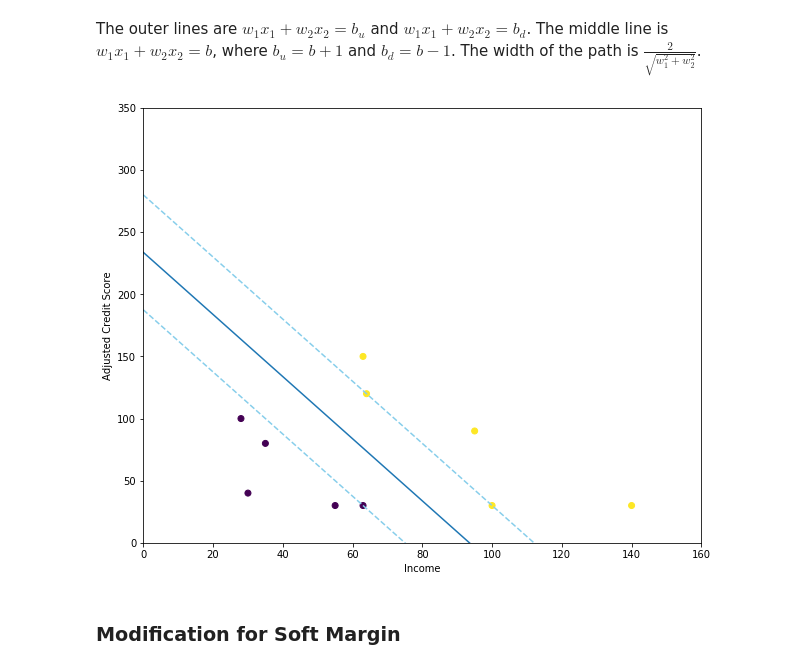
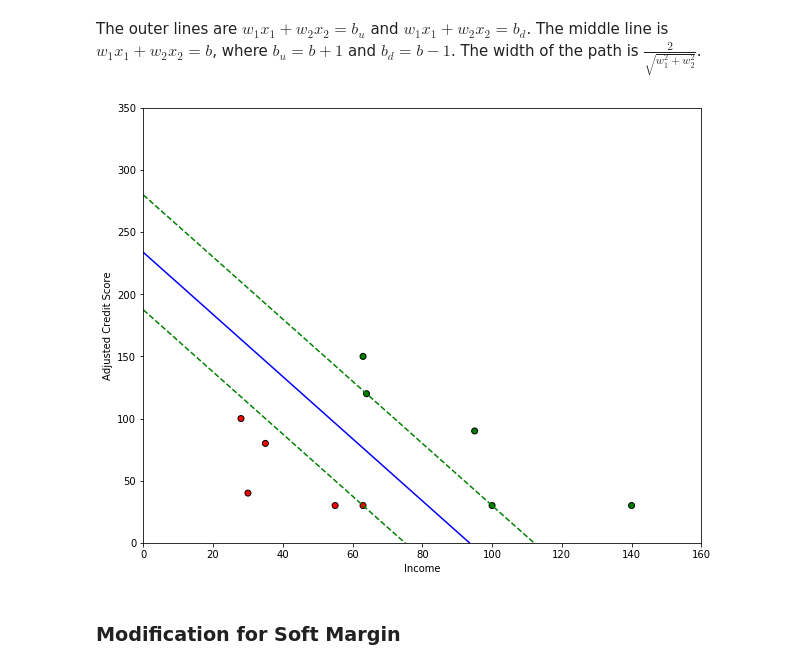
Before and after one commit to polyhedron-gdl/introduction-to-machine-learning-for-finance, a Jupyter notebook: 2022/1-notebooks/chapter-4-3.ipynb, the cells around one changed output. Saved outputs shown, nothing was run; the diff lists cells and outputs as text; code cells hidden in the pictures.

```diff
--- a/2022/1-notebooks/chapter-4-3.ipynb
+++ b/2022/1-notebooks/chapter-4-3.ipynb
@@ -149,6 +147,14 @@ import matplotlib.pyplot as plt
 # %%
 Income = pd.DataFrame([30, 55, 63, 35, 28, 140, 100, 95, 64, 63])
 Credit = pd.DataFrame([40, 30, 30, 80, 100, 30, 30, 90, 120, 150])
-Loan = pd.DataFrame([0, 0, 0, 0, 0, 1, 1, 1, 1, 1])
+Loan   = pd.DataFrame([0, 0, 0, 0, 0, 1, 1, 1, 1, 1])
+
+c = []
+for x in Loan[0]:
+    if x == 0:
+        cc='red'
+    else:
+        cc='green'
+    c.append(cc)
 # %%
 plt.figure(figsize=(10,8))
@@ -183,25 +211,31 @@ The outer lines are $w_1x_1+w_2x_2 = b_u$ and $w_1x_1+w_2x_2=b_d$.  The middle l
 # %%
 x1 = np.linspace(0,160,300)
 w1 = w[0]
 w2 = w[1]
 bu = b+1
 bd = b-1
 y1 = (bu-w1*x1)/w2
 y2 = (bd-w1*x1)/w2
 y0 = (b-w1*x1)/w2
+
 plt.figure(figsize=(10,8))
-plt.scatter(Income, Credit, c=Loan)
-plt.plot(x1,y1,'--',color='skyblue')
-plt.plot(x1,y2,'--',color='skyblue')
-plt.plot(x1,y0,'-')
+
+plt.scatter(Income, Credit, c=c, edgecolor='black')
+
+plt.plot(x1,y1,'--',color='green')
+plt.plot(x1,y2,'--',color='green')
+plt.plot(x1,y0,'-' ,color='blue')
+
 plt.xlabel('Income')
 plt.ylabel('Adjusted Credit Score')
+
 axes = plt.gca()
-axes.set_xlim([0,160])
+axes.set_xlim([0, 160])
 axes.set_ylim([0, 350])
+
 plt.show()
 # %% [output]
-[figure, old version]
+[figure, new version]
 # %% [markdown]
 ### Modification for Soft Margin
 # %% [markdown]
```
Also changed, not shown: parts of 6 cells of this notebook.
